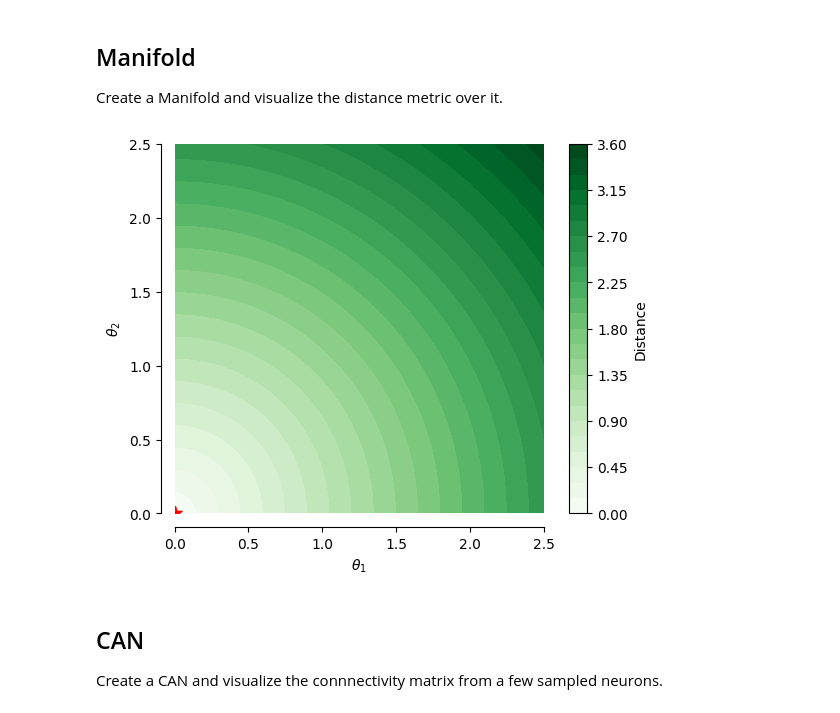
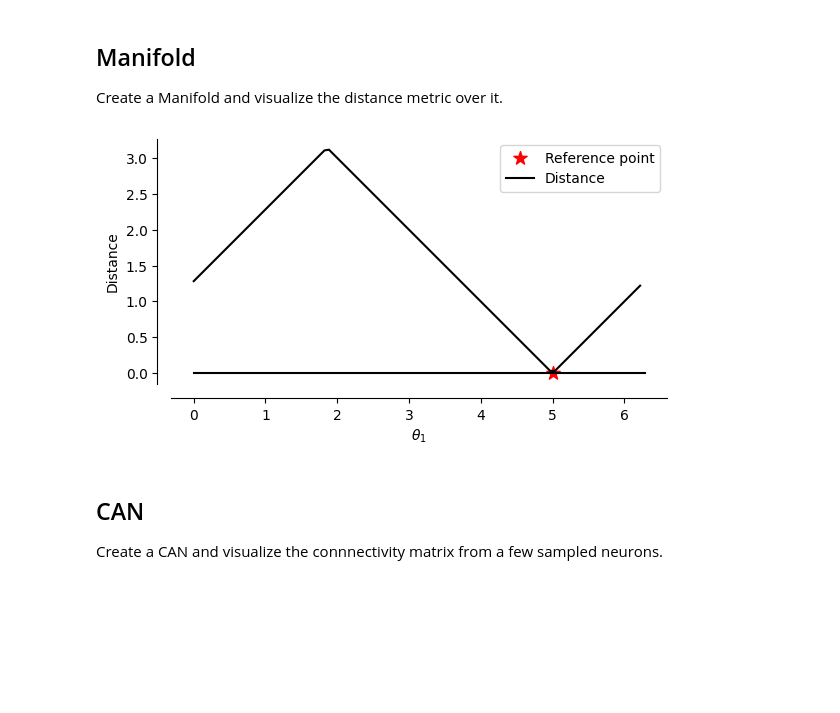
Before and after one commit to FieteLab/MADE, a Jupyter notebook: made/notebooks/visualize_connectivity.ipynb, the cells around one changed output. Drawn from its saved outputs; the diff is of its cells as text; code cells hidden in the pictures; blank space fills up the shorter version.

Commit message:
line and ring working

```diff
--- a/made/notebooks/visualize_connectivity.ipynb
+++ b/made/notebooks/visualize_connectivity.ipynb
@@ -8,14 +8,14 @@ from made.can import CAN
 
 Create a Manifold and visualize the distance metric over it.
 # %%
-m = manifolds.Plane()
+m = manifolds.Ring()
 
-sample = np.array([0, 0])
+sample = np.array([5])
 assert m.contains(sample), "Sample point is not in the manifold"
 
 f, ax = visuals.plot_lattice(m, show_distances=True, distance_point=sample)
 # %% [output]
-[figure, old version]
+[figure, new version]
 # %% [markdown]
 ## CAN
 Create a CAN and visualize the connnectivity matrix from a few sampled neurons.
```
Also changed, not shown: parts of 2 cells of this notebook, 5 other files.
